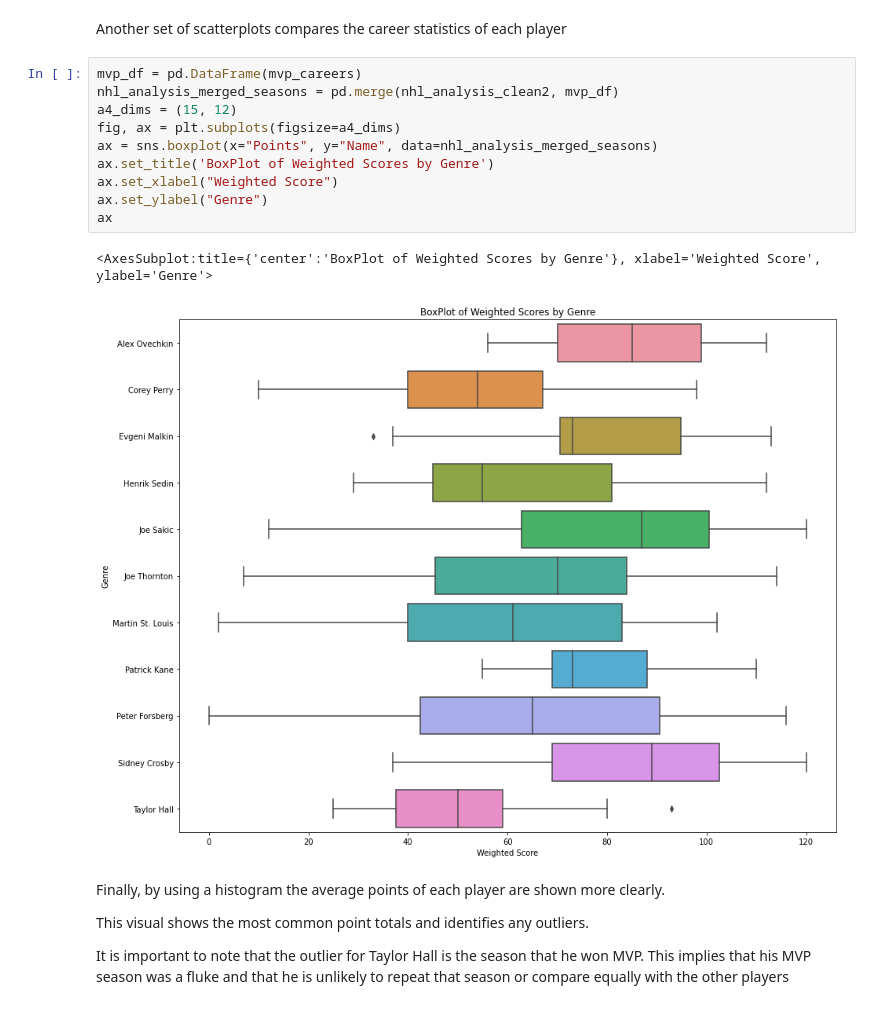
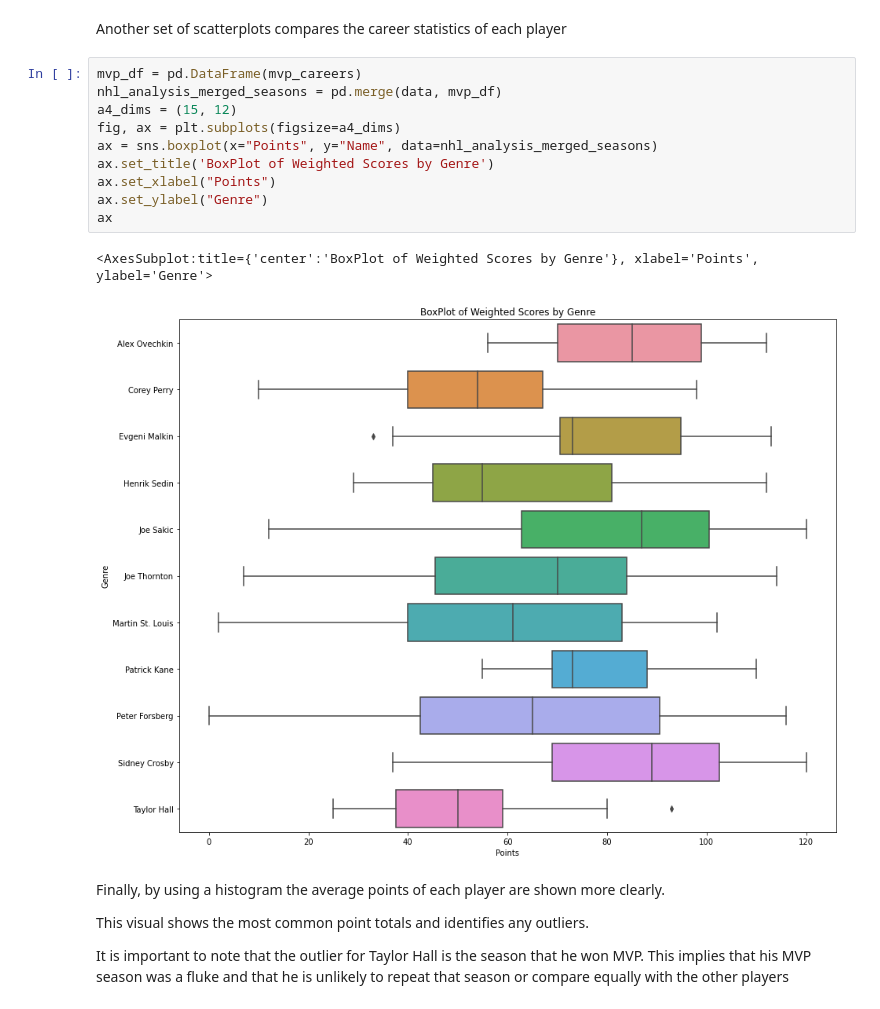
Before and after one commit to data301-2021-winter1/project-group38-project, a Jupyter notebook: notebooks/analysis2.ipynb, the cells around one changed output. Saved outputs shown, nothing was run; the diff lists cells and outputs as text.

Commit message:
Completed my analysis

```diff
--- a/notebooks/analysis2.ipynb
+++ b/notebooks/analysis2.ipynb
@@ -276,17 +276,17 @@ nhl_analysis_merged_careers2.plot(kind='scatter', x='Game_Winning_Goals', y='Nam
 Another set of scatterplots compares the career statistics of each player
 # %%
 mvp_df = pd.DataFrame(mvp_careers)
-nhl_analysis_merged_seasons = pd.merge(nhl_analysis_clean2, mvp_df)
+nhl_analysis_merged_seasons = pd.merge(data, mvp_df)
 a4_dims = (15, 12)
 fig, ax = plt.subplots(figsize=a4_dims)
 ax = sns.boxplot(x="Points", y="Name", data=nhl_analysis_merged_seasons)
 ax.set_title('BoxPlot of Weighted Scores by Genre')
-ax.set_xlabel("Weighted Score")
+ax.set_xlabel("Points")
 ax.set_ylabel("Genre")
 ax
 # %% [output]
-<AxesSubplot:title={'center':'BoxPlot of Weighted Scores by Genre'}, xlabel='Weighted Score', ylabel='Genre'>
+<AxesSubplot:title={'center':'BoxPlot of Weighted Scores by Genre'}, xlabel='Points', ylabel='Genre'>
-[figure, old version]
+[figure, new version]
 # %% [markdown]
 Finally, by using a histogram the average points of each player are shown more clearly.
 
```
Also changed, not shown: parts of 3 cells of this notebook.
